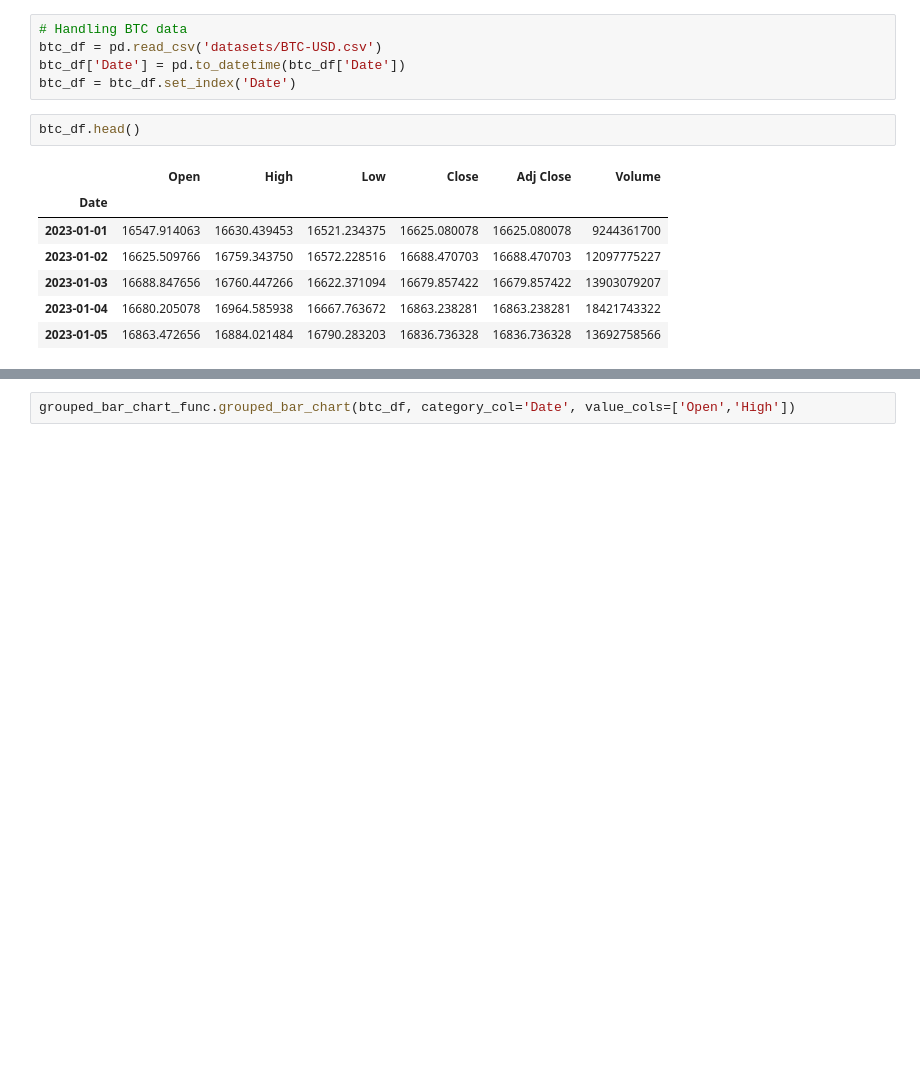
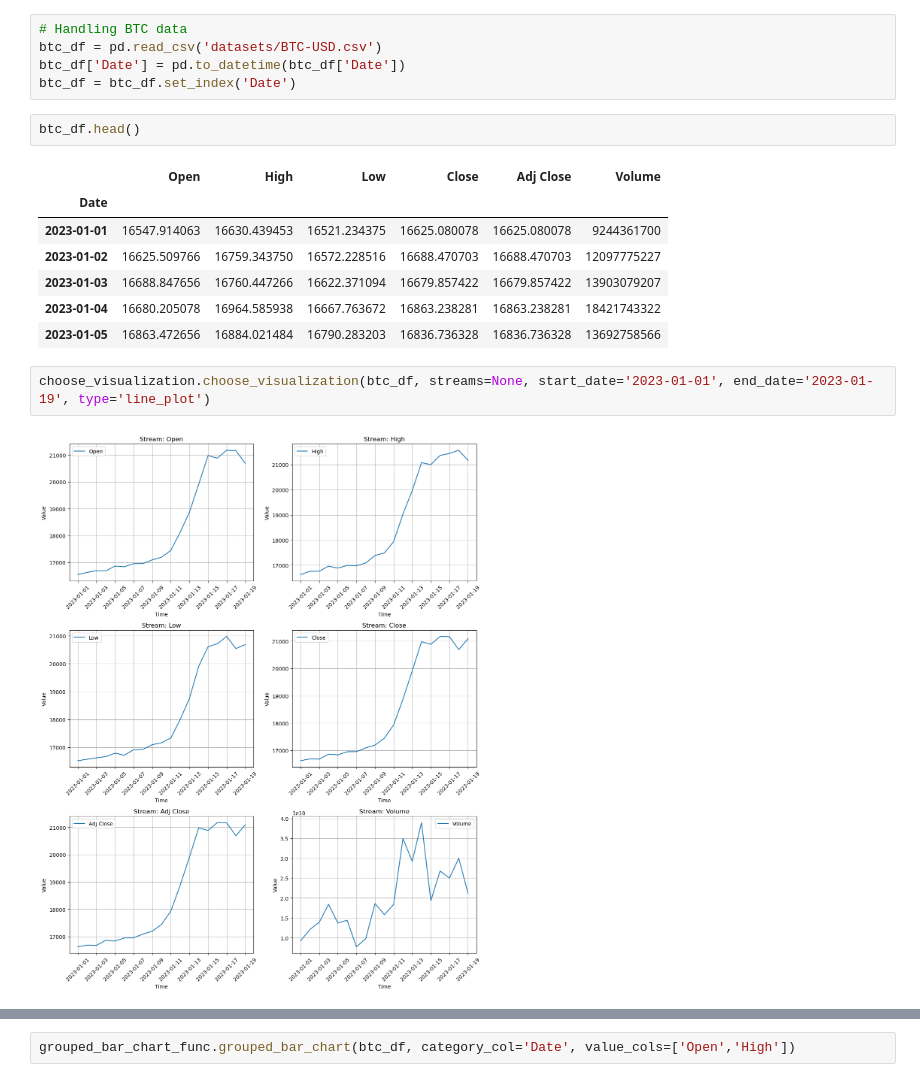
Before and after one commit to arnavahujaa/Intelligent-IoT-Data-Management, a Jupyter notebook: feature-visualization-testing.ipynb, the cells around one changed output, grey strips where cells are left out. Cells and saved outputs as stored; diff of their text form; blank space fills up the shorter version.

Commit message:
update functions visualizations

```diff
--- a/feature-visualization-testing.ipynb
+++ b/feature-visualization-testing.ipynb
@@ -37,5 +41,9 @@ btc_df.head()
 | 2023-01-03 | 16688.847656 | 16760.447266 | 16622.371094 | 16679.857422 | 16679.857422 | 13903079207 |
 | 2023-01-04 | 16680.205078 | 16964.585938 | 16667.763672 | 16863.238281 | 16863.238281 | 18421743322 |
 | 2023-01-05 | 16863.472656 | 16884.021484 | 16790.283203 | 16836.736328 | 16836.736328 | 13692758566 |
+# %%
+choose_visualization.choose_visualization(btc_df, streams=None, start_date='2023-01-01', end_date='2023-01-19', type='line_plot')
+# %% [output]
+[figure, added]
 # %%
 # Example usage
```
Also changed, not shown: parts of 7 cells of this notebook, 5 other files.
